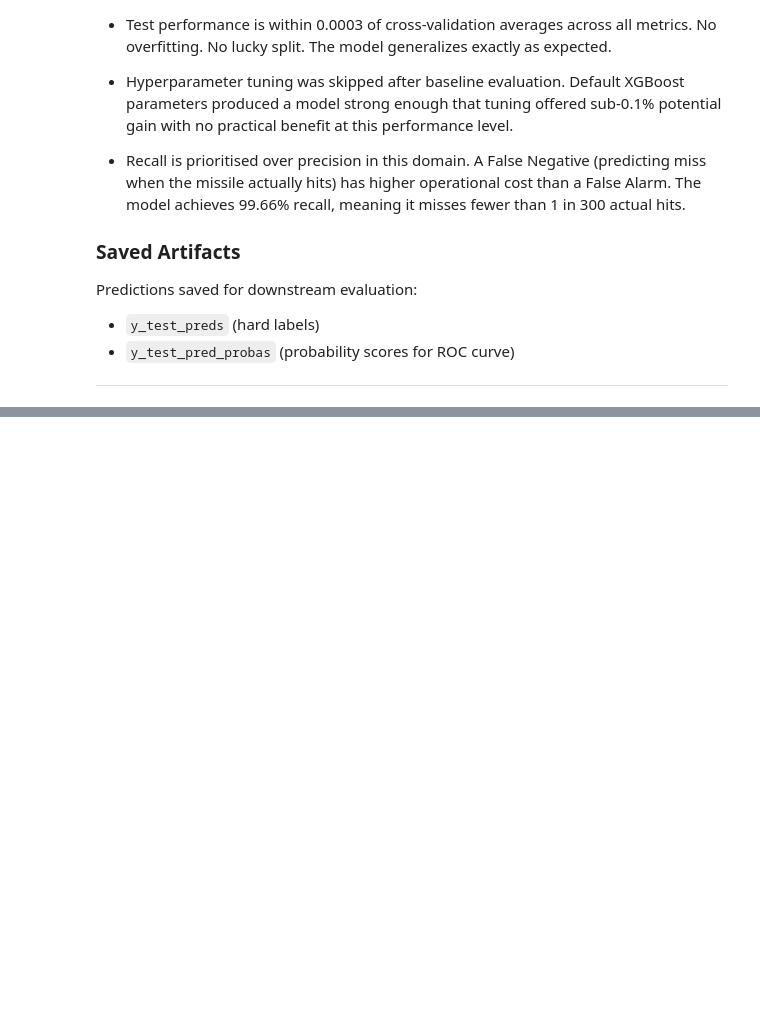
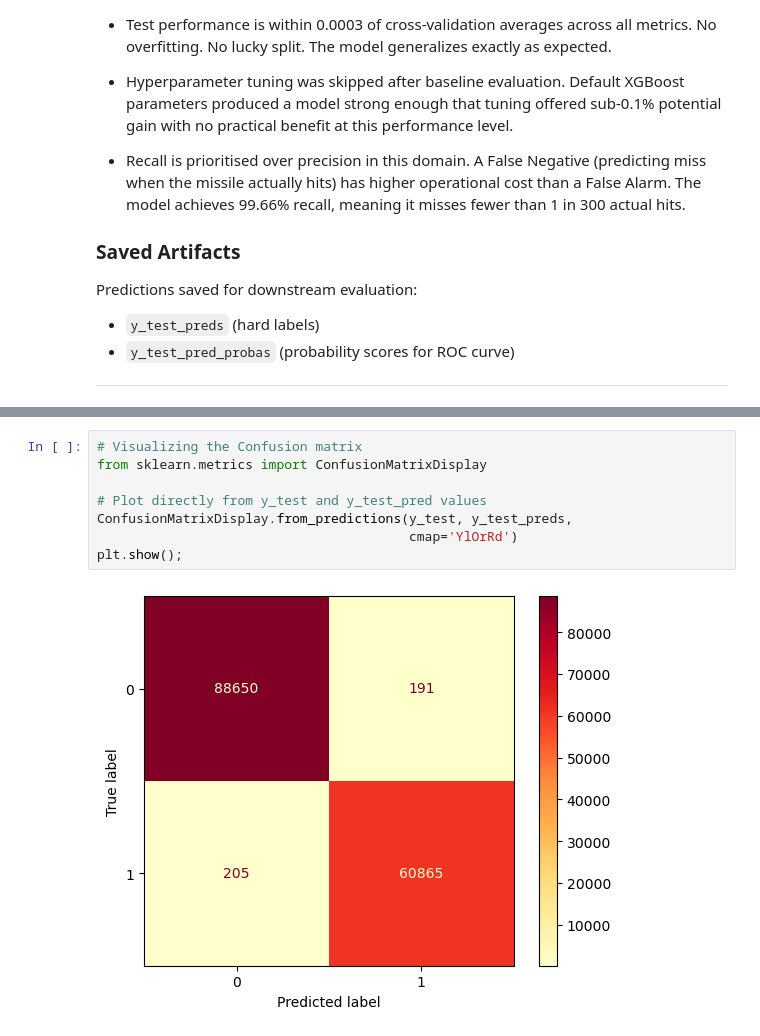
Before and after one commit to Eakempreet/ATAS_Project, a Jupyter notebook: notebooks/03_hit_classifier/03_hit_classifier.ipynb, the cells around one changed output, grey strips where cells are left out. Drawn from its saved outputs; the diff is of its cells as text; blank space fills up the shorter version.

Commit message:
Make a Confusion matrix and visualize the TN, FP, FN, TP

```diff
--- a/notebooks/03_hit_classifier/03_hit_classifier.ipynb
+++ b/notebooks/03_hit_classifier/03_hit_classifier.ipynb
@@ -1676,0 +1707,10 @@ Predictions saved for downstream evaluation:
+# %%
+# Visualizing the Confusion matrix
+from sklearn.metrics import ConfusionMatrixDisplay
+
+# Plot directly from y_test and y_test_pred values
+ConfusionMatrixDisplay.from_predictions(y_test, y_test_preds,
+                                        cmap='YlOrRd')
+plt.show();
+# %% [output]
+[figure, added]
```
Also changed, not shown: parts of 3 cells of this notebook.
